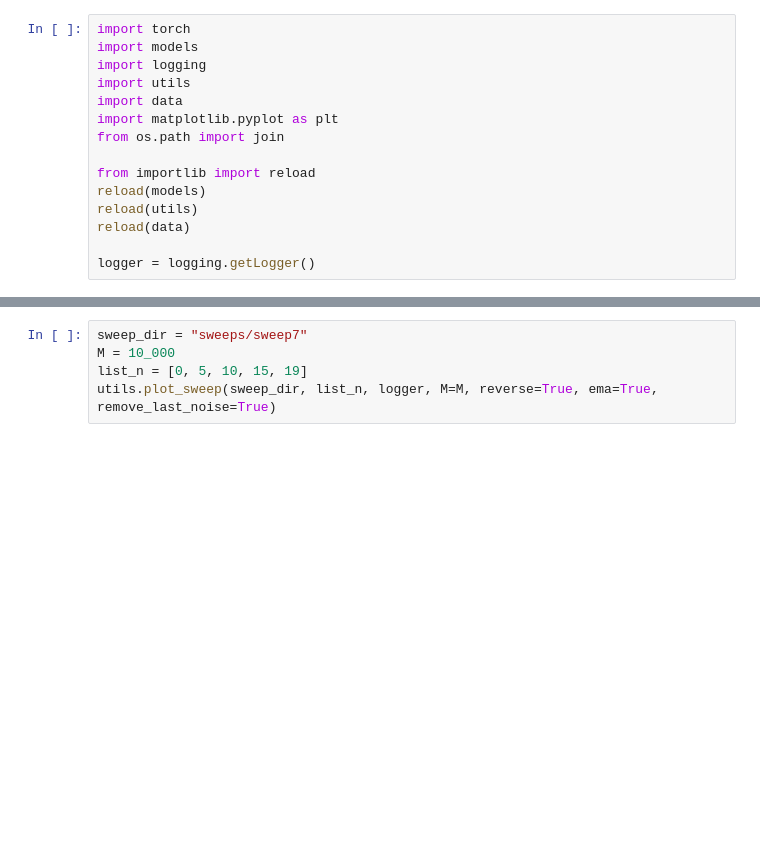
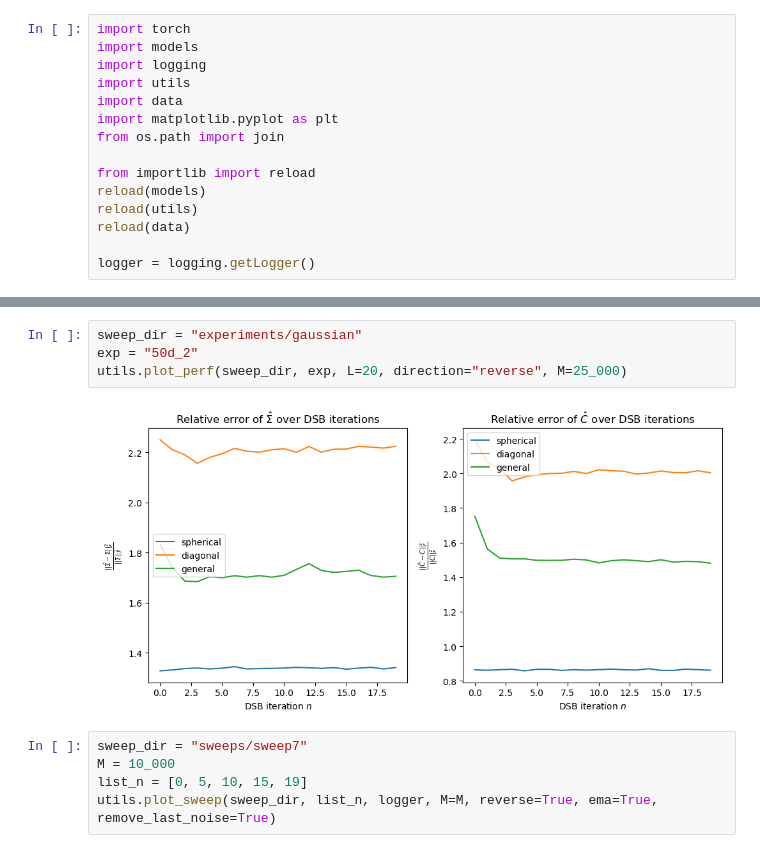
Before and after one commit to gaetanX21/dsb-gaussian, a Jupyter notebook: tests.ipynb, the cells around one changed output, grey strips where cells are left out. Saved outputs shown, nothing was run; the diff lists cells and outputs as text; blank space fills up the shorter version.

```diff
--- a/tests.ipynb
+++ b/tests.ipynb
@@ -83,3 +50,9 @@ forward n=18, obtained mean=-0.980
+# %%
+sweep_dir = "experiments/gaussian"
+exp = "50d_2"
+utils.plot_perf(sweep_dir, exp, L=20, direction="reverse", M=25_000)
+# %% [output]
+[figure, added]
 # %%
 sweep_dir = "sweeps/sweep7"
 M = 10_000
```
Also changed, not shown: parts of 9 cells of this notebook, 7 other files.
